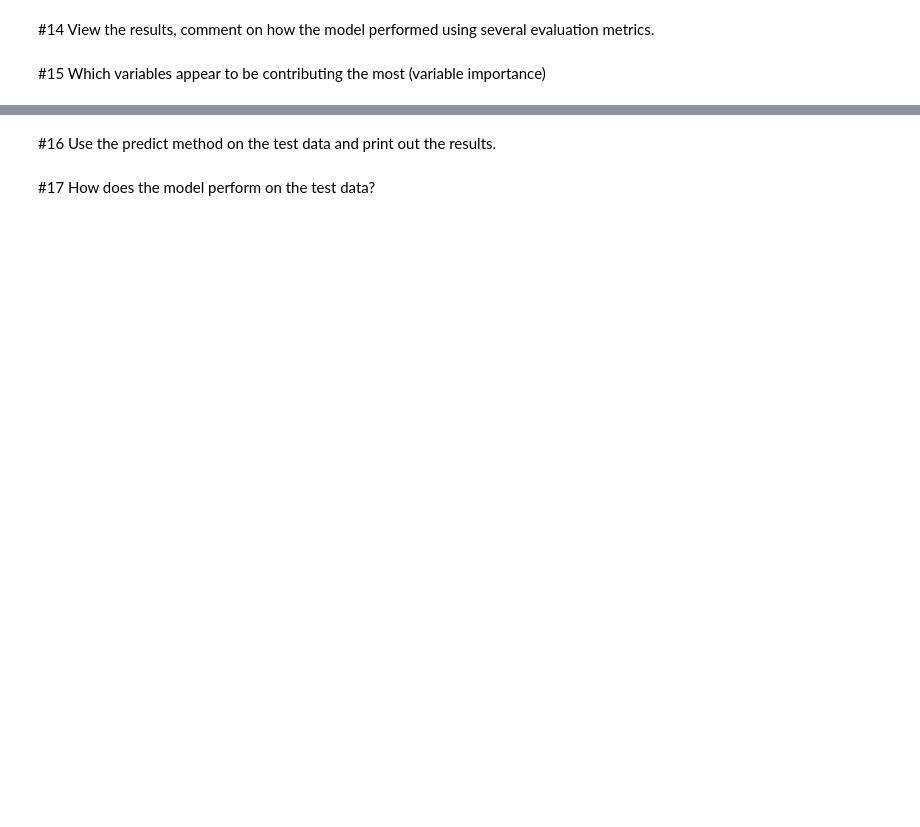
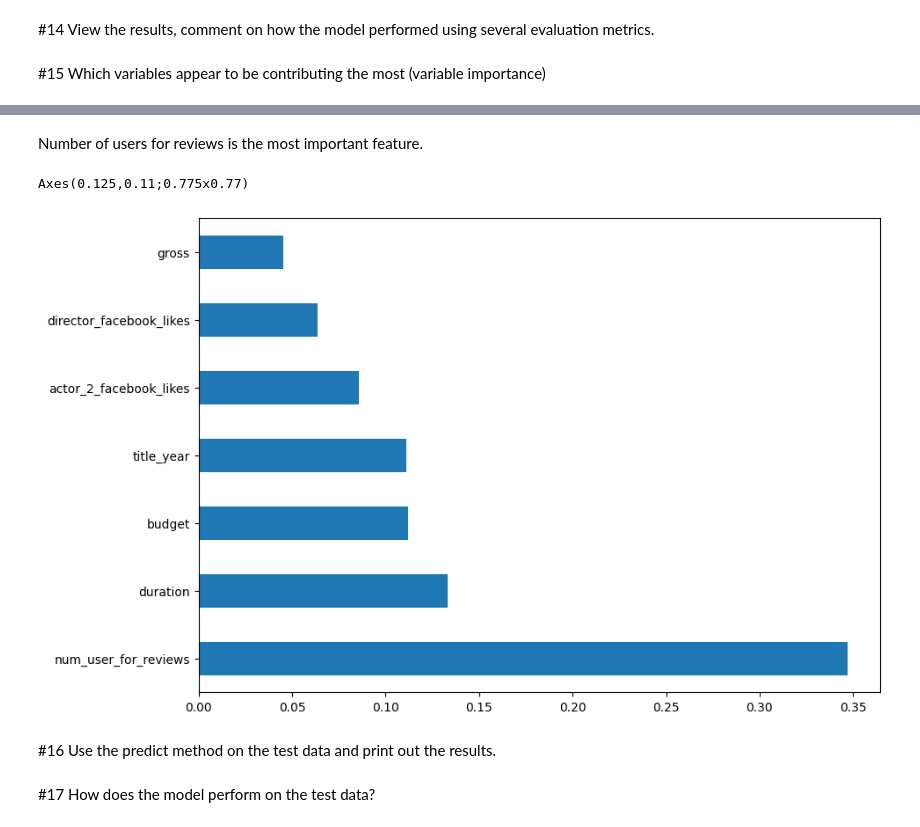
Before and after one commit to dylanlidailin/DS-3021, a Jupyter notebook: 08_DT_Class/DT_Class_Lab.ipynb, the cells around one changed output, grey strips where cells are left out. Cells and saved outputs as stored; diff of their text form; code cells hidden in the pictures; blank space fills up the shorter version.

```diff
--- a/08_DT_Class/DT_Class_Lab.ipynb
+++ b/08_DT_Class/DT_Class_Lab.ipynb
@@ -214,8 +210,8 @@ model = search.fit(X_train, y_train)
 # %%
-#cl= DecisionTreeClassifier(random_state=1000)
+cl= DecisionTreeClassifier(random_state=1000)
 
-#Set up search for best decisiontreeclassifier estimator across all of our folds based on roc_auc
-#search = GridSearchCV(cl, param, scoring=scoring, n_jobs=-1, cv=kf,refit='roc_auc')
+#Set up search for best decision tree classifier estimator across all of our folds based on roc_auc
+search = GridSearchCV(cl, param, scoring=scoring, n_jobs=-1, cv=kf,refit='roc_auc')
 
 #execute search on our training data, this may take a few seconds ...
-#model = search.fit(X_train, y_train)
+model = search.fit(X_train, y_train)
@@ -317,3 +311,7 @@ KeyError: 'mean_test_roc_auc'
 #14 View the results, comment on how the model performed using several evaluation metrics.
 # %% [markdown]
 #15 Which variables appear to be contributing the most (variable importance)
+# %%
+#Variable importance for the best estimator, how much weight does each feature have in determining the classification?
+varimp=pd.DataFrame(best.feature_importances_,index = X.columns,columns=['importance']).sort_values('importance', ascending=False)
+print(varimp)
@@ -320,3 +332,12 @@ KeyError: 'mean_test_roc_auc'
+# %% [markdown]
+Number of users for reviews is the most important feature.
+# %%
+#Graph variable importance
+plt.figure(figsize=(10,7))
+print(varimp.importance.nlargest(7).plot(kind='barh')) #Alcohol has the largest impact by far!
+# %% [output]
+Axes(0.125,0.11;0.775x0.77)
+[figure, added]
 # %% [markdown]
 #16 Use the predict method on the test data and print out the results.
 # %% [markdown]
```
Also changed, not shown: parts of 21 cells of this notebook.
